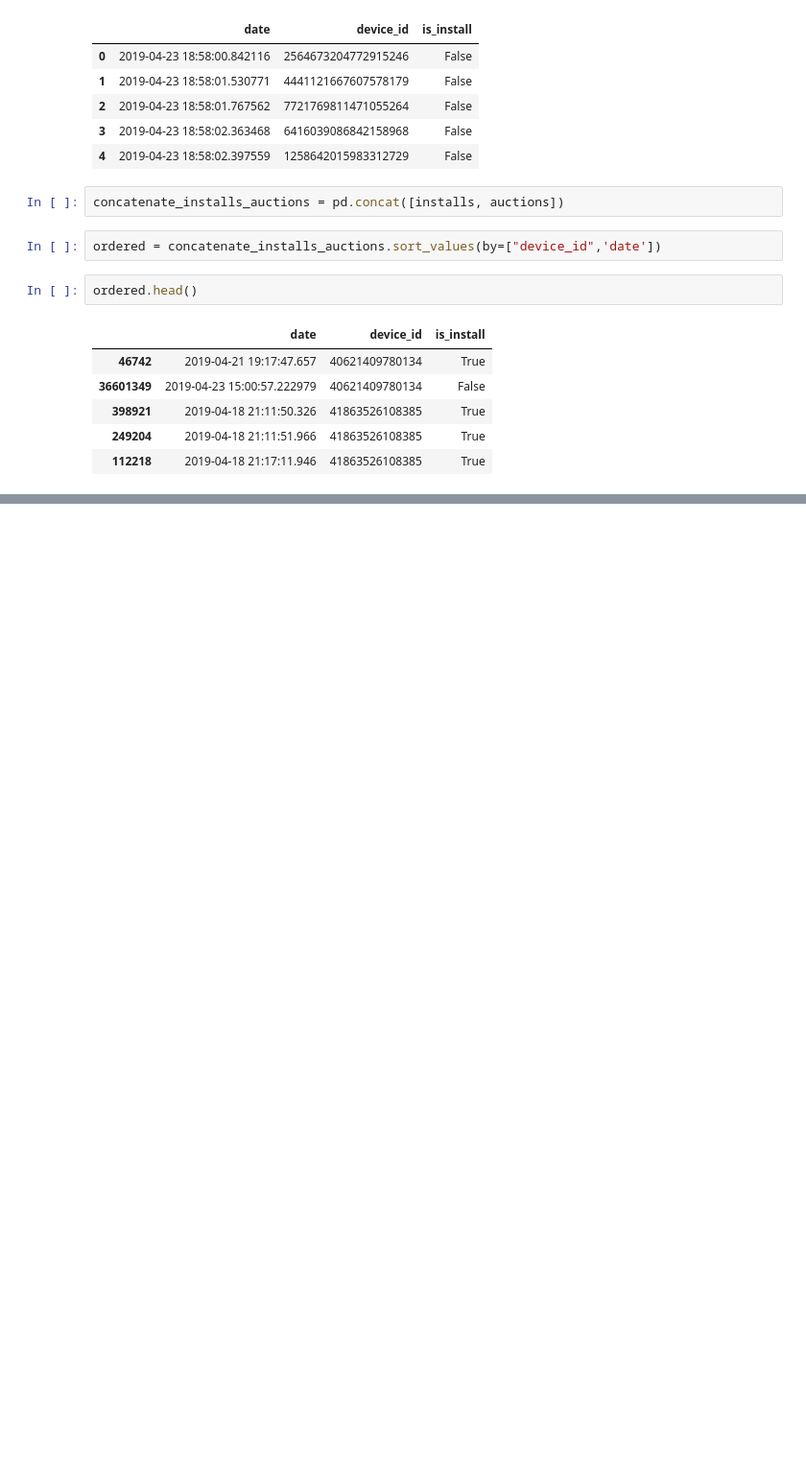
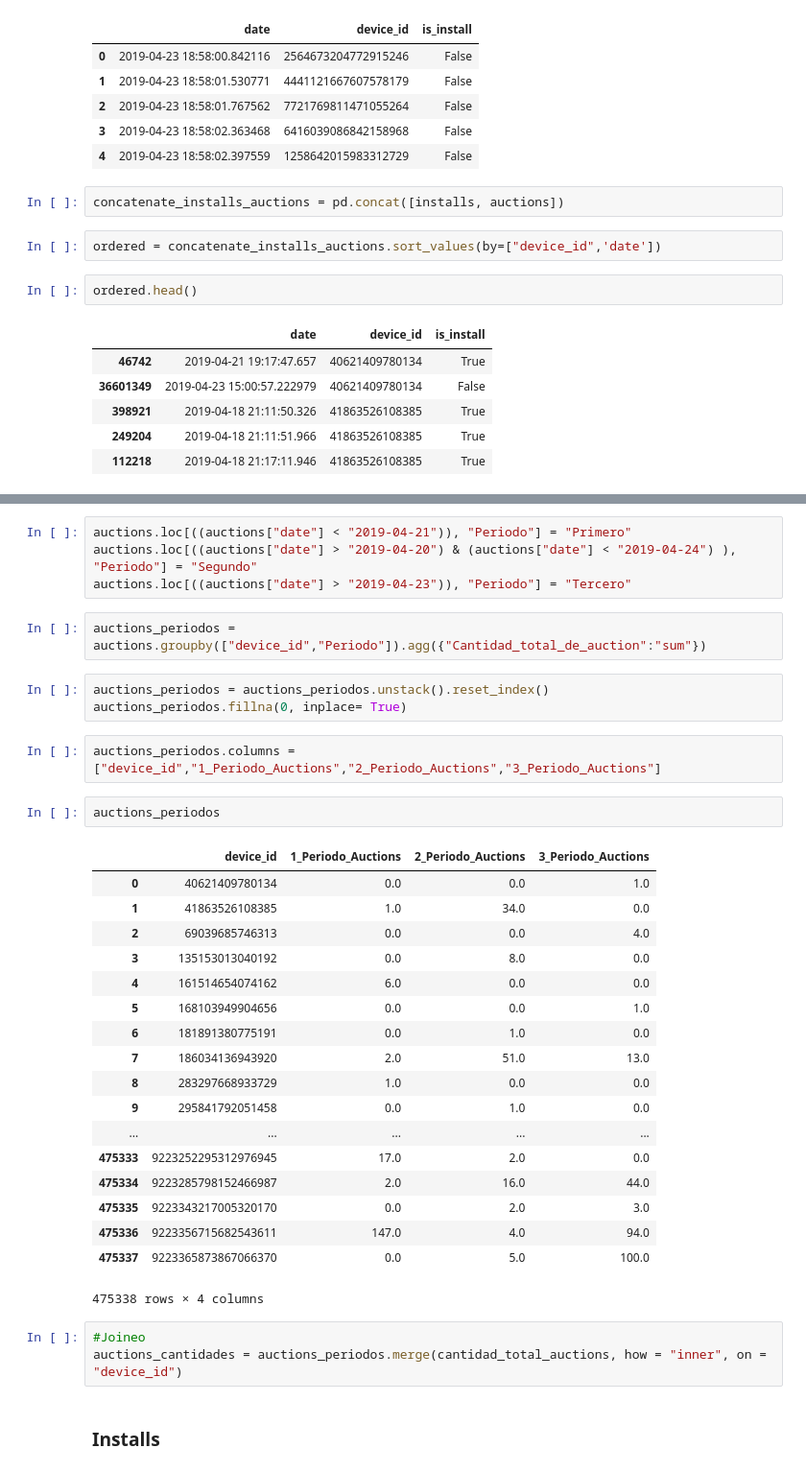
Before and after one commit to MartinRosasSommer/Datos2019, a Jupyter notebook: isInstall.ipynb, the cells around one changed output, grey strips where cells are left out. Shown at 96% size. Cells and saved outputs as stored; diff of their text form; blank space fills up the shorter version.

```diff
--- a/isInstall.ipynb
+++ b/isInstall.ipynb
@@ -56,0 +83,37 @@ ordered.head()
+# %%
+auctions.loc[((auctions["date"] < "2019-04-21")), "Periodo"] = "Primero"
+auctions.loc[((auctions["date"] > "2019-04-20") & (auctions["date"] < "2019-04-24") ), "Periodo"] = "Segundo"
+auctions.loc[((auctions["date"] > "2019-04-23")), "Periodo"] = "Tercero"
+# %%
+auctions_periodos = auctions.groupby(["device_id","Periodo"]).agg({"Cantidad_total_de_auction":"sum"})
+# %%
+auctions_periodos = auctions_periodos.unstack().reset_index()
+auctions_periodos.fillna(0, inplace= True)
+# %%
+auctions_periodos.columns = ["device_id","1_Periodo_Auctions","2_Periodo_Auctions","3_Periodo_Auctions"]
+# %%
+auctions_periodos
+# %% [output]
+|  | device_id | 1_Periodo_Auctions | 2_Periodo_Auctions | 3_Periodo_Auctions |
+| 0 | 40621409780134 | 0.0 | 0.0 | 1.0 |
+| 1 | 41863526108385 | 1.0 | 34.0 | 0.0 |
+| 2 | 69039685746313 | 0.0 | 0.0 | 4.0 |
+| 3 | 135153013040192 | 0.0 | 8.0 | 0.0 |
+| 4 | 161514654074162 | 6.0 | 0.0 | 0.0 |
+| 5 | 168103949904656 | 0.0 | 0.0 | 1.0 |
+| 6 | 181891380775191 | 0.0 | 1.0 | 0.0 |
+| 7 | 186034136943920 | 2.0 | 51.0 | 13.0 |
+| 8 | 283297668933729 | 1.0 | 0.0 | 0.0 |
+| 9 | 295841792051458 | 0.0 | 1.0 | 0.0 |
+| ... | ... | ... | ... | ... |
+| 475333 | 9223252295312976945 | 17.0 | 2.0 | 0.0 |
+| 475334 | 9223285798152466987 | 2.0 | 16.0 | 44.0 |
+| 475335 | 9223343217005320170 | 0.0 | 2.0 | 3.0 |
+| 475336 | 9223356715682543611 | 147.0 | 4.0 | 94.0 |
+| 475337 | 9223365873867066370 | 0.0 | 5.0 | 100.0 |
+475338 rows × 4 columns
+# %%
+#Joineo
+auctions_cantidades = auctions_periodos.merge(cantidad_total_auctions, how = "inner", on = "device_id")
+# %% [markdown]
+### Installs
```
Also changed, not shown: parts of 16 cells of this notebook.
